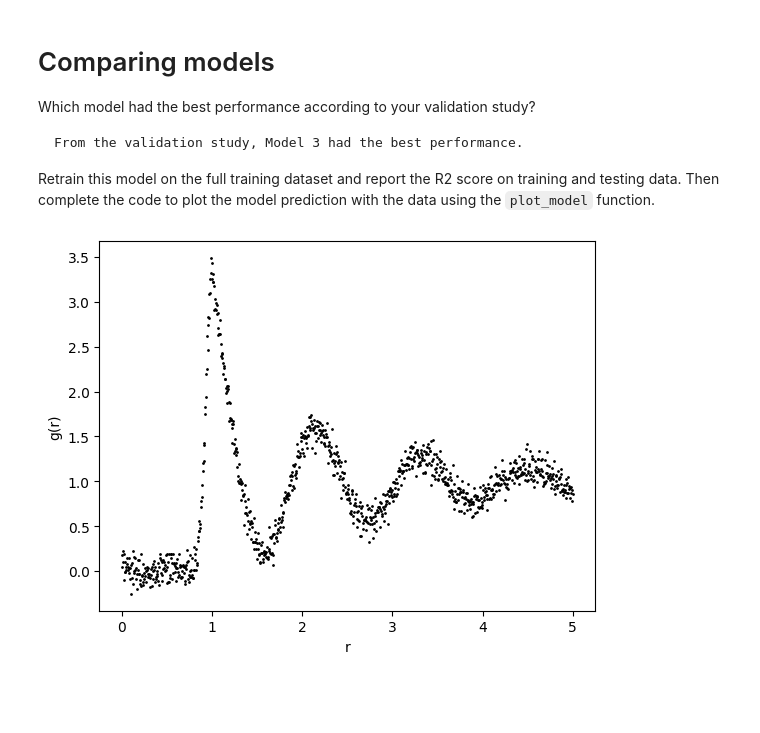
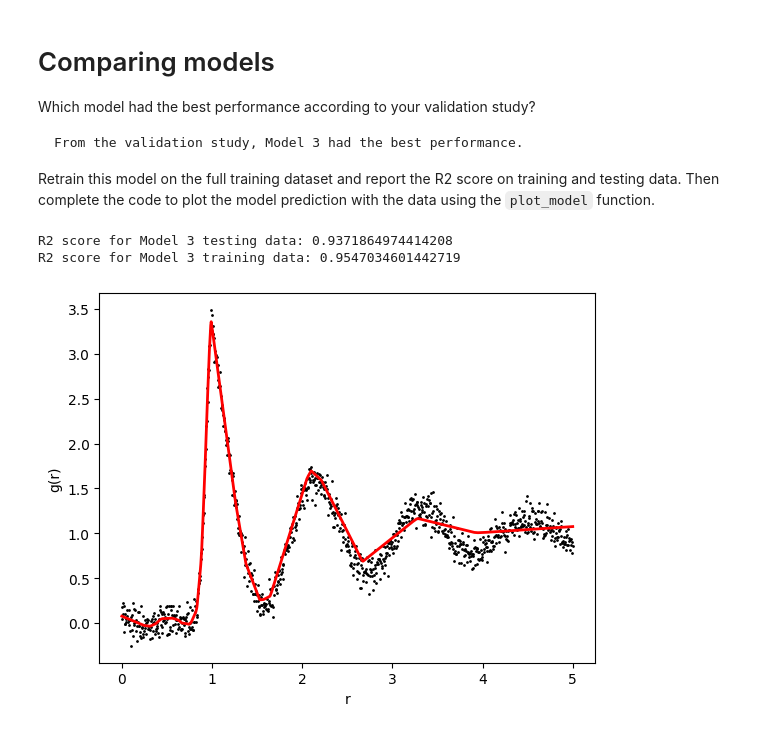
Before and after one commit to ryanwu0521/24-787-AIML, a Jupyter notebook: HW10/M10-L2-P1.ipynb, the cells around one changed output. Saved outputs shown, nothing was run; the diff lists cells and outputs as text; code cells hidden in the pictures; blank space fills up the shorter version.

```diff
--- a/HW10/M10-L2-P1.ipynb
+++ b/HW10/M10-L2-P1.ipynb
@@ -144,15 +144,24 @@ Which model had the best performance according to your validation study?
     From the validation study, Model 3 had the best performance.
 
 Retrain this model on the full training dataset and report the R2 score on training and testing data. Then complete the code to plot the model prediction with the data using the `plot_model` function.
-# %%
-# YOUR CODE GOES HERE
-
-
-plt.figure()
-plot_data(X,y)
-
-# YOUR CODE GOES HERE
-
-plt.show()
-# %% [output]
-[figure, removed]
+# %%
+# YOUR CODE GOES HERE
+# retrain Model 3 on the full training set
+model3.fit(X_train, y_train)
+r2_score_test = model3.score(X_test, y_test)
+r2_score_train = model3.score(X_train, y_train)
+print(f"R2 score for Model 3 testing data: {r2_score_test}")
+print(f"R2 score for Model 3 training data: {r2_score_train}")
+
+
+plt.figure()
+plot_data(X,y)
+
+# YOUR CODE GOES HERE
+plot_model(model3, color="red")
+
+plt.show()
+# %% [output]
+R2 score for Model 3 testing data: 0.9371864974414208
+R2 score for Model 3 training data: 0.9547034601442719
+[figure, added]
```
Also changed, not shown: 2 other files.
